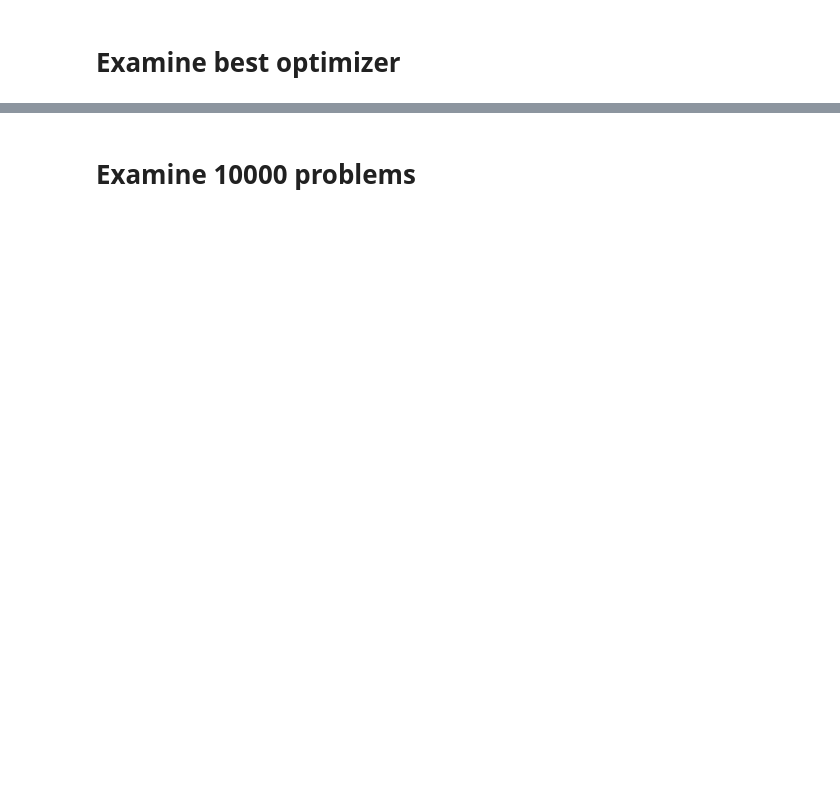
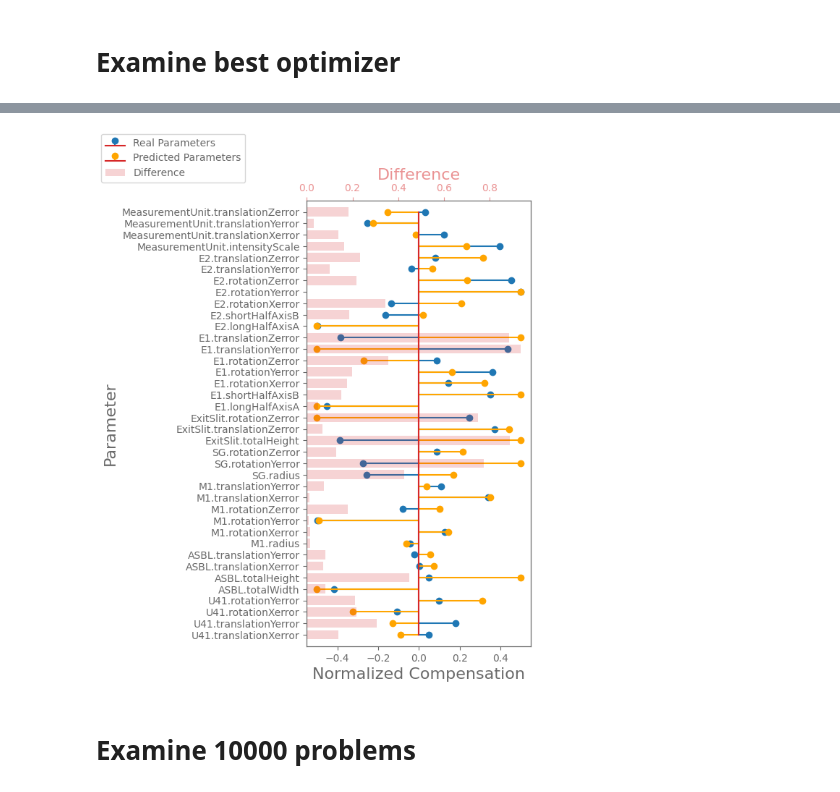
Before and after one commit to hzbian/metrix_hackathon, a Jupyter notebook: ray_tools/hist_optimizer/evaluation_hist_optimizer.ipynb, the cells around one changed output, grey strips where cells are left out. Saved outputs shown, nothing was run; the diff lists cells and outputs as text; code cells hidden in the pictures; blank space fills up the shorter version.

Commit message:
Change labels

```diff
--- a/ray_tools/hist_optimizer/evaluation_hist_optimizer.ipynb
+++ b/ray_tools/hist_optimizer/evaluation_hist_optimizer.ipynb
@@ -67,12 +98,16 @@ plt.savefig(os.path.join(outputs_dir,'fixed_plot.png'), bbox_inches='tight', pad
 # %%
 predicted_params = model.unscale_offset((loss_min_params - uncompensated_parameters_selected.squeeze()))[0, 0]#(loss_min_params - compensated_parameters_selected.squeeze())[0][0]
 real_params = offsets_selected[0].cpu()
+labels = [key for key, value in model.input_parameter_container.items() if isinstance(value, MutableParameter)]
+labels = new_label_names(labels)
 Plot.plot_normalized_param_comparison(
     predicted_params=predicted_params.cpu(),
-    labels= [key for key, value in model.input_parameter_container.items() if isinstance(value, MutableParameter)],
+    labels= labels,
     real_params=real_params,
 )
 plt.savefig(os.path.join(outputs_dir,'parameters_comparison.pdf'), bbox_inches='tight', pad_inches = 0)
+# %% [output]
+[figure, added]
 # %% [markdown]
 # Examine 10000 problems
 # %%
```
Also changed, not shown: parts of 23 cells of this notebook.
